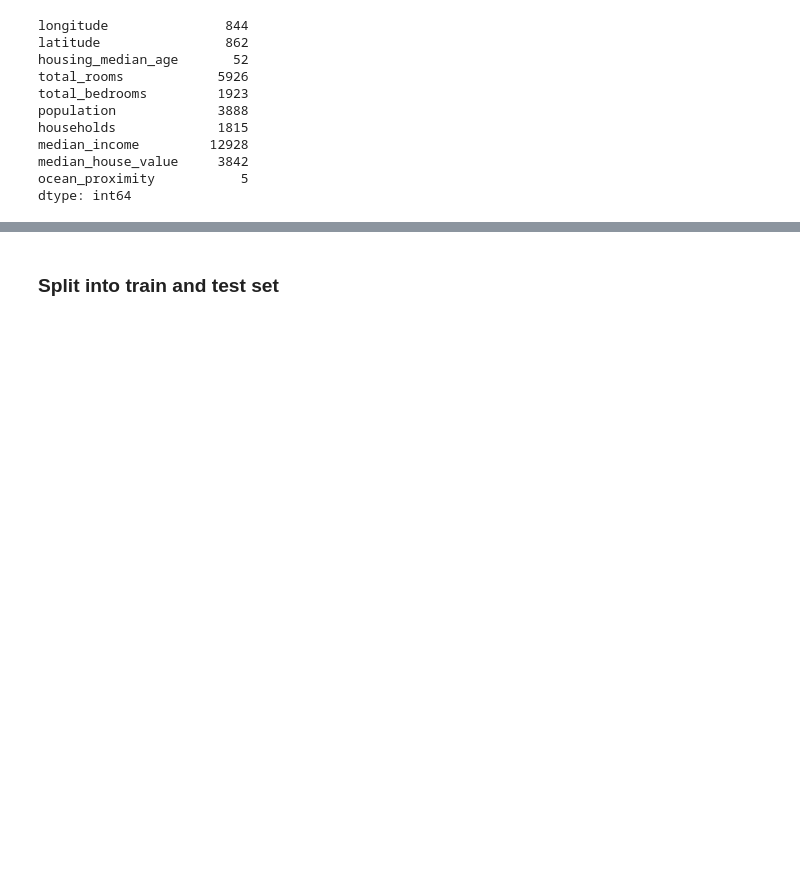
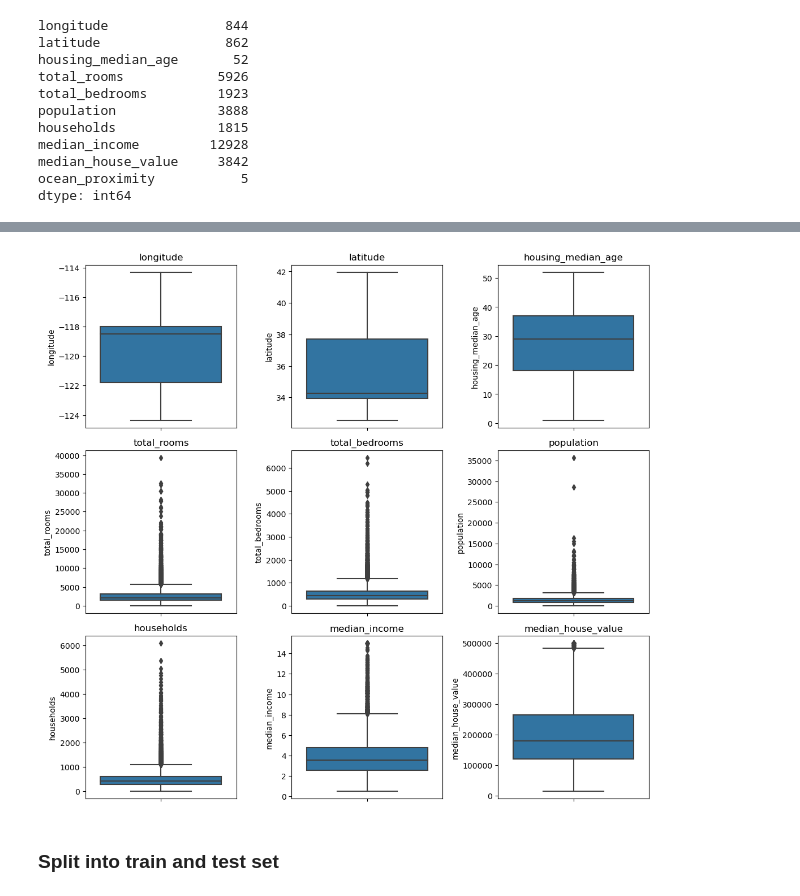
Before and after one commit to karinsandraerika/ML_housing, a Jupyter notebook: HOUSING.ipynb, the cells around one changed output, grey strips where cells are left out. Saved outputs shown, nothing was run; the diff lists cells and outputs as text; code cells hidden in the pictures; blank space fills up the shorter version.

Commit message:
Made a better boxplot

```diff
--- a/HOUSING.ipynb
+++ b/HOUSING.ipynb
@@ -94,3 +132,17 @@ array(['NEAR BAY', '<1H OCEAN', 'INLAND', 'NEAR OCEAN', 'ISLAND'],
+# %%
+num_features = list(housing.drop('ocean_proximity', axis=1))
+
+fig, ax = plt.subplots(3, 3, figsize=(11, 10))
+ax = ax.flatten()
+
+for i, column in enumerate(num_features):
+    sns.boxplot(ax=ax[i], data=train_set, y=column)
+    ax[i].set_title(column)
+
+plt.tight_layout()
+plt.show()
+# %% [output]
+[figure, added]
 # %% [markdown]
 ### Split into train and test set
 # %%
```
Also changed, not shown: parts of 33 cells of this notebook, 1 other file.
